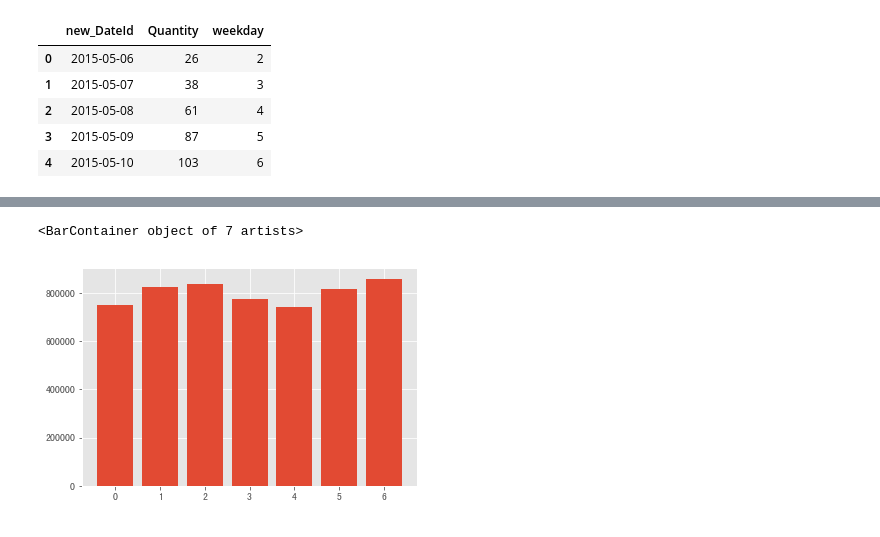
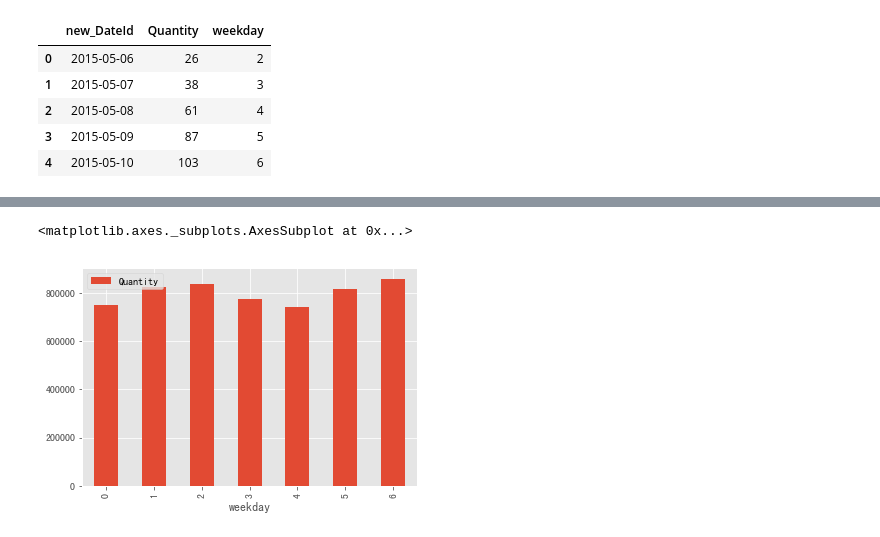
Before and after one commit to hsiehkl/NTU-CSX-Project, a Jupyter notebook: week_3/DataVisualizationPractice.ipynb, the cells around one changed output, grey strips where cells are left out. Cells and saved outputs as stored; diff of their text form; code cells hidden in the pictures.

```diff
--- a/week_3/DataVisualizationPractice.ipynb
+++ b/week_3/DataVisualizationPractice.ipynb
@@ -100,8 +101,5 @@ data_weekday
-# %%
-x= data_weekday["weekday"]
-y=data_weekday['Quantity']
-
-plt.bar(x,y,align='center')
-# %% [output]
-<BarContainer object of 7 artists>
-[figure, removed]
+# %%
+data_weekday.plot.bar()
+# %% [output]
+<matplotlib.axes._subplots.AxesSubplot at 0x...>
+[figure, added]
```
Also changed, not shown: parts of 1 cell of this notebook.
